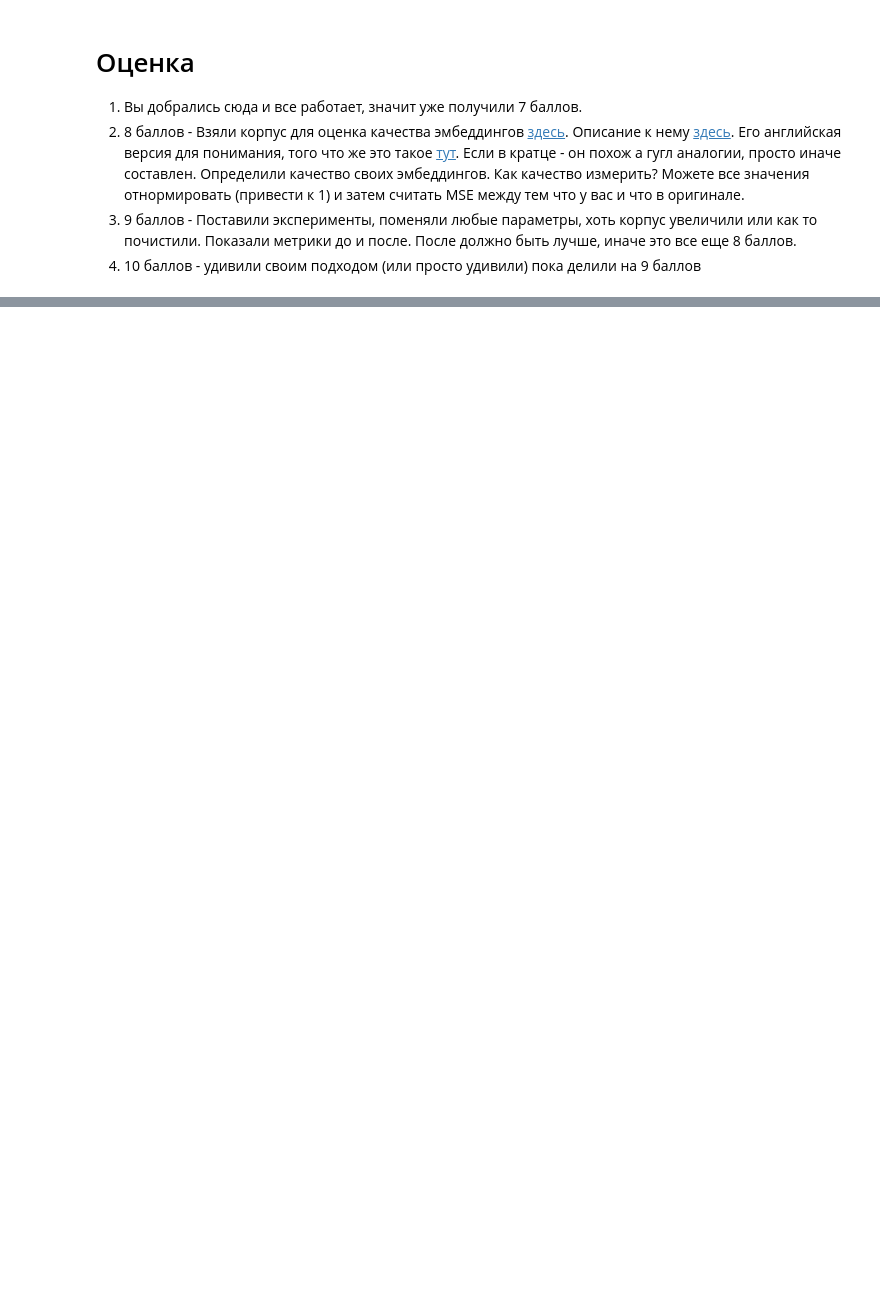
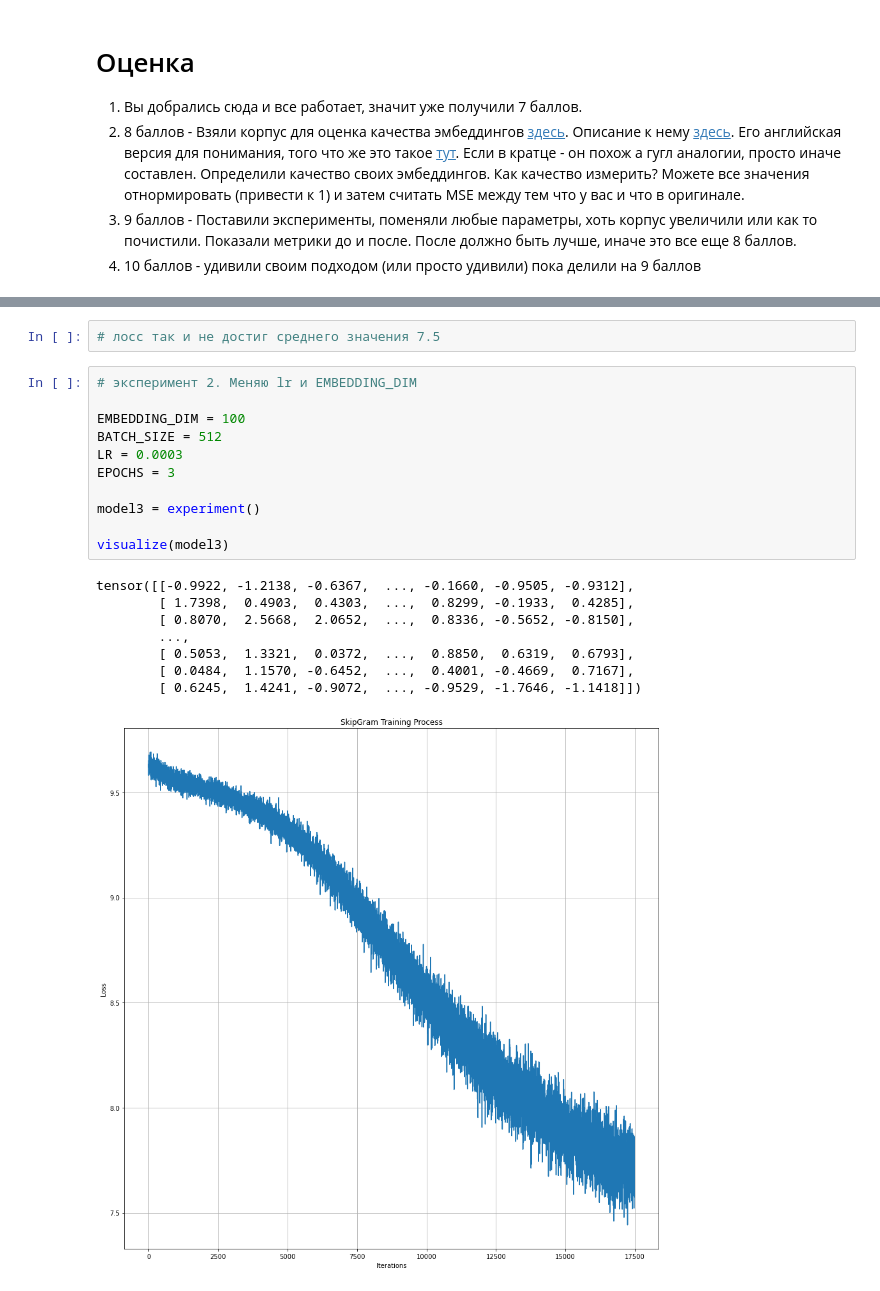
Before and after one commit to arsen-geek/Neural_Networks_Research_sem, a Jupyter notebook: Homework2_word2vec.ipynb, the cells around one changed output, grey strips where cells are left out. Cells and saved outputs as stored; diff of their text form; blank space fills up the shorter version.

```diff
--- a/Homework2_word2vec.ipynb
+++ b/Homework2_word2vec.ipynb
@@ -925,0 +993,22 @@ plt.show()
+# %%
+# лосс так и не достиг среднего значения 7.5
+# %%
+# эксперимент 2. Меняю lr и EMBEDDING_DIM
+
+EMBEDDING_DIM = 100
+BATCH_SIZE = 512
+LR = 0.0003
+EPOCHS = 3
+
+model3 = experiment()
+
+visualize(model3)
+# %% [output]
+tensor([[-0.9922, -1.2138, -0.6367,  ..., -0.1660, -0.9505, -0.9312],
+        [ 1.7398,  0.4903,  0.4303,  ...,  0.8299, -0.1933,  0.4285],
+        [ 0.8070,  2.5668,  2.0652,  ...,  0.8336, -0.5652, -0.8150],
+        ...,
+        [ 0.5053,  1.3321,  0.0372,  ...,  0.8850,  0.6319,  0.6793],
+        [ 0.0484,  1.1570, -0.6452,  ...,  0.4001, -0.4669,  0.7167],
+        [ 0.6245,  1.4241, -0.9072,  ..., -0.9529, -1.7646, -1.1418]])
+[figure, added]
```
Also changed, not shown: parts of 28 cells of this notebook.
